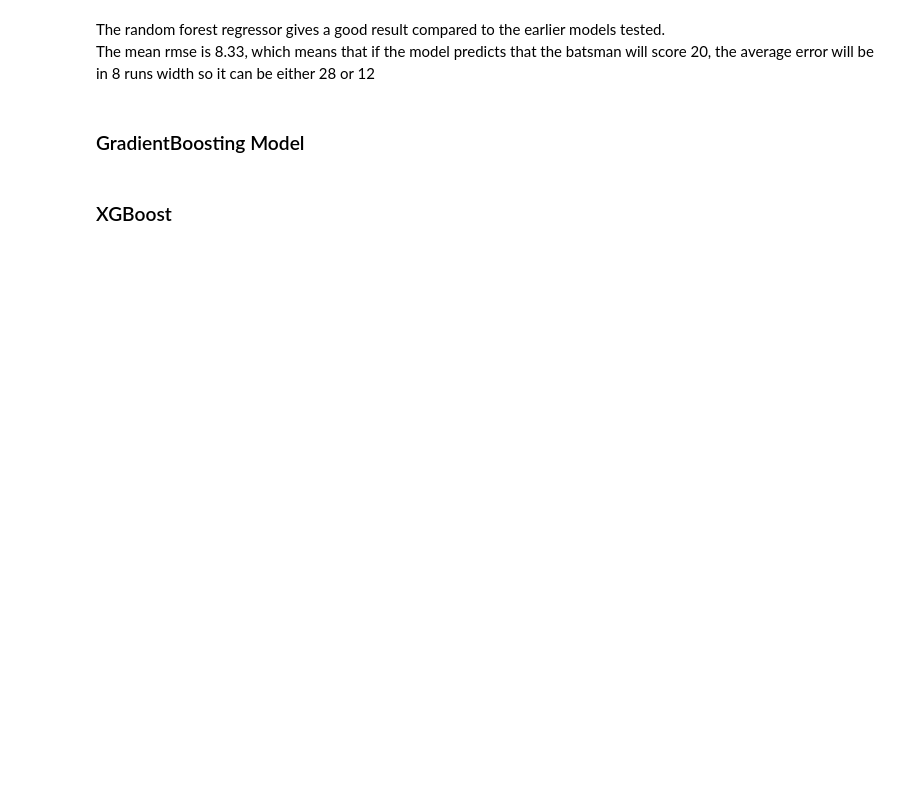
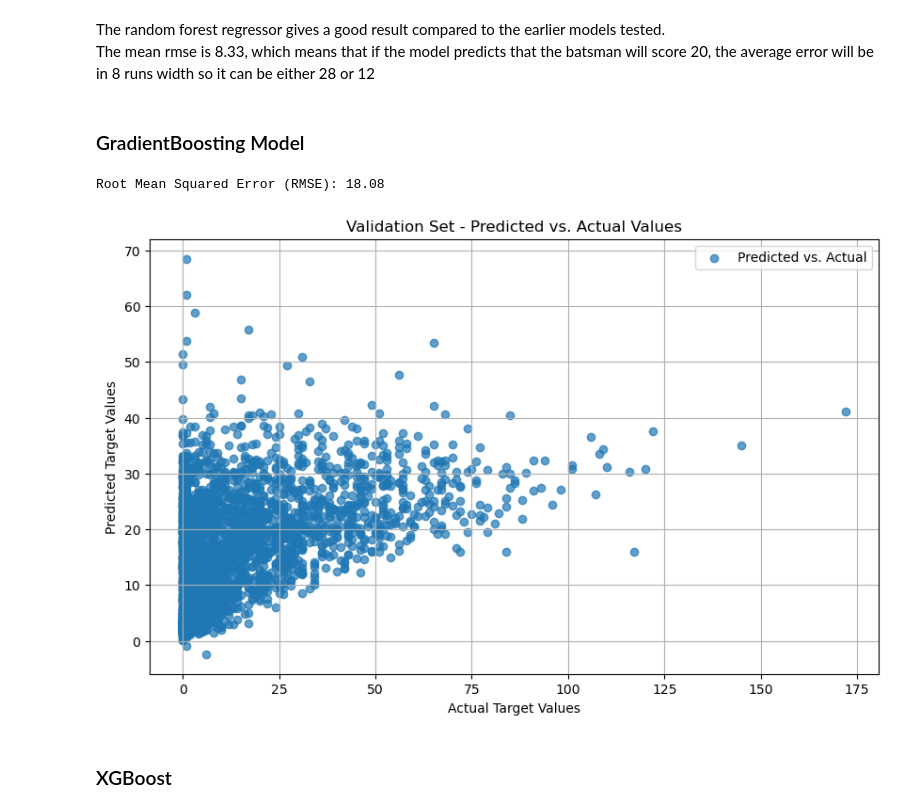
Before and after one commit to 19Kaumini/e19-co544-cricket-analytics-and-prediction, a Jupyter notebook: Models/Batting_Runs_Predictor/Batter_runs_predictor.ipynb, the cells around one changed output. Saved outputs shown, nothing was run; the diff lists cells and outputs as text; code cells hidden in the pictures; blank space fills up the shorter version.

```diff
--- a/Models/Batting_Runs_Predictor/Batter_runs_predictor.ipynb
+++ b/Models/Batting_Runs_Predictor/Batter_runs_predictor.ipynb
@@ -487,8 +497,8 @@ from sklearn.model_selection import train_test_split
 from sklearn.ensemble import GradientBoostingRegressor
 
 
-# Split data into training and testing sets
-X_train, X_test, y_train, y_test = train_test_split(X_processed, y, test_size=0.2, random_state=42)
+# Split data into training and validating sets
+X_train, X_val, y_train, y_val = train_test_split(X_processed, y, test_size=0.2, random_state=42)
 
 model = GradientBoostingRegressor(n_estimators=100, random_state=42)
 
@@ -496,12 +506,27 @@ model = GradientBoostingRegressor(n_estimators=100, random_state=42)
 model.fit(X_train, y_train)
 
 # Make predictions on the test set
-y_pred = model.predict(X_test)
+y_pred = model.predict(X_val)
 
 # Evaluate model performance
 from sklearn.metrics import mean_squared_error
-rmse = np.sqrt(mean_squared_error(y_test, y_pred))
+rmse = np.sqrt(mean_squared_error(y_val, y_pred))
 print(f"Root Mean Squared Error (RMSE): {rmse:.2f}")
+# %% [output]
+Root Mean Squared Error (RMSE): 18.08
+# %%
+import matplotlib.pyplot as plt
+
+plt.figure(figsize=(10, 6))
+plt.scatter(y_val, y_pred, alpha=0.7, label='Predicted vs. Actual')
+plt.xlabel('Actual Target Values')
+plt.ylabel('Predicted Target Values')
+plt.title('Validation Set - Predicted vs. Actual Values')
+plt.legend()
+plt.grid(True)
+plt.show()
+# %% [output]
+[figure, added]
 # %% [markdown]
 ### XGBoost
 # %%
```
Also changed, not shown: parts of 9 cells of this notebook, 3 other files.
